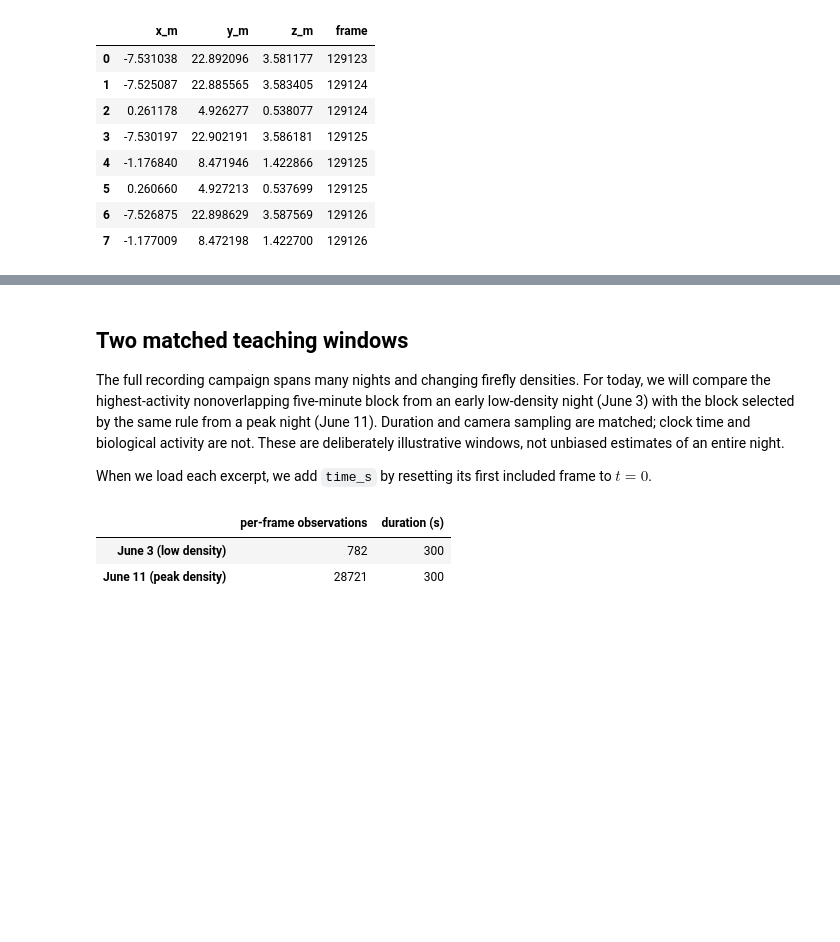
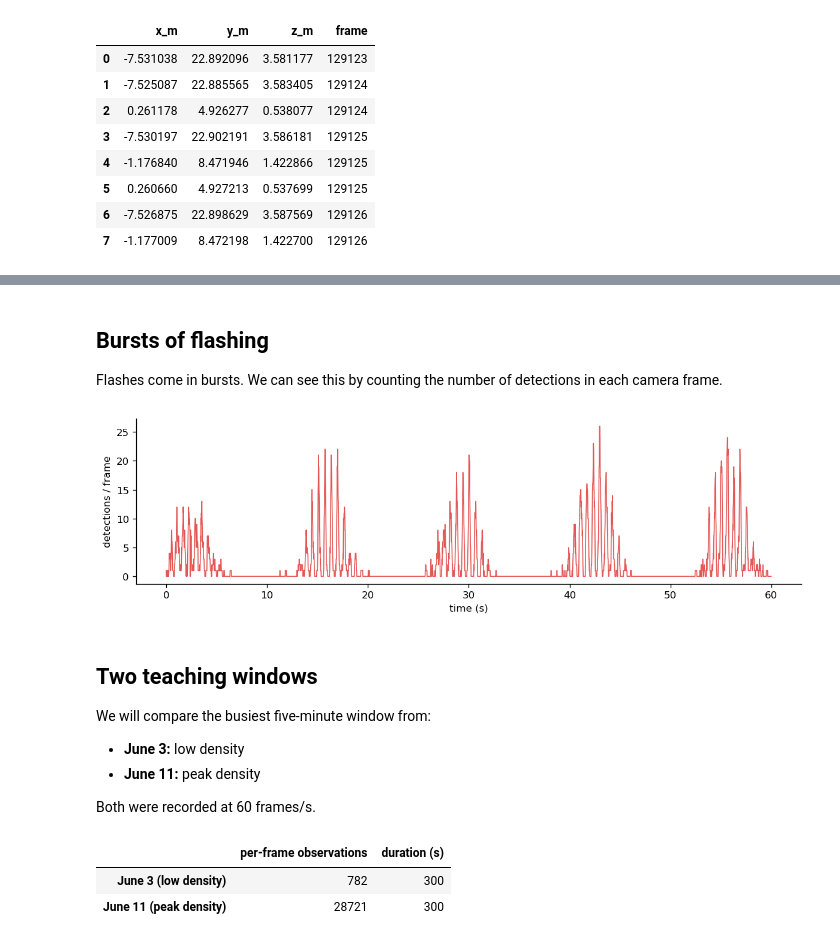
Before and after one commit to shaevitz/567-Crowd-Control, a Jupyter notebook: lectures/lecture-02-firefly-synchronization.ipynb, the cells around one changed output, grey strips where cells are left out. Cells and saved outputs as stored; diff of their text form; code cells hidden in the pictures; blank space fills up the shorter version.

Commit message:
Show collective flash bursts
Complete the terse burst introduction, add a one-minute detections-per-frame trace, and simplify the transition to the two teaching windows.

```diff
--- a/lectures/lecture-02-firefly-synchronization.ipynb
+++ b/lectures/lecture-02-firefly-synchronization.ipynb
@@ -199,9 +194,39 @@ One flash usually remains visible for 5–8 successive frames. The table contain
+# %% [markdown]
+## Bursts of flashing
+
+Flashes come in bursts. We can see this by counting the number of detections in each camera frame.
+# %%
+frames = np.arange(
+    example_observations["frame"].min(),
+    example_observations["frame"].max() + 1,
+)
+detections_per_frame = (
+    example_observations.groupby("frame")
+    .size()
+    .reindex(frames, fill_value=0)
+    .to_numpy()
+)
+time_s = (frames - frames[0]) / FPS
+
+start_s = 231
+show = (time_s >= start_s) & (time_s < start_s + 60)
+
+fig, ax = plt.subplots(figsize=(10, 3))
+ax.plot(time_s[show] - start_s, detections_per_frame[show], color=COLORS["June 11"], lw=1)
+ax.set(xlabel="time (s)", ylabel="detections / frame")
+fig.tight_layout()
+plt.show()
+# %% [output]
+[figure, added]
 # %% [markdown]
-## Two matched teaching windows
+## Two teaching windows
 
-The full recording campaign spans many nights and changing firefly densities. For today, we will compare the highest-activity nonoverlapping five-minute block from an early low-density night (June 3) with the block selected by the same rule from a peak night (June 11). Duration and camera sampling are matched; clock time and biological activity are not. These are deliberately illustrative windows, not unbiased estimates of an entire night.
+We will compare the busiest five-minute window from:
 
-When we load each excerpt, we add `time_s` by resetting its first included frame to $t=0$.
+- **June 3:** low density
+- **June 11:** peak density
+
+Both were recorded at 60 frames/s.
 # %%
 WINDOWS = {
     "June 3": {
```
Also changed, not shown: parts of 3 cells of this notebook.
